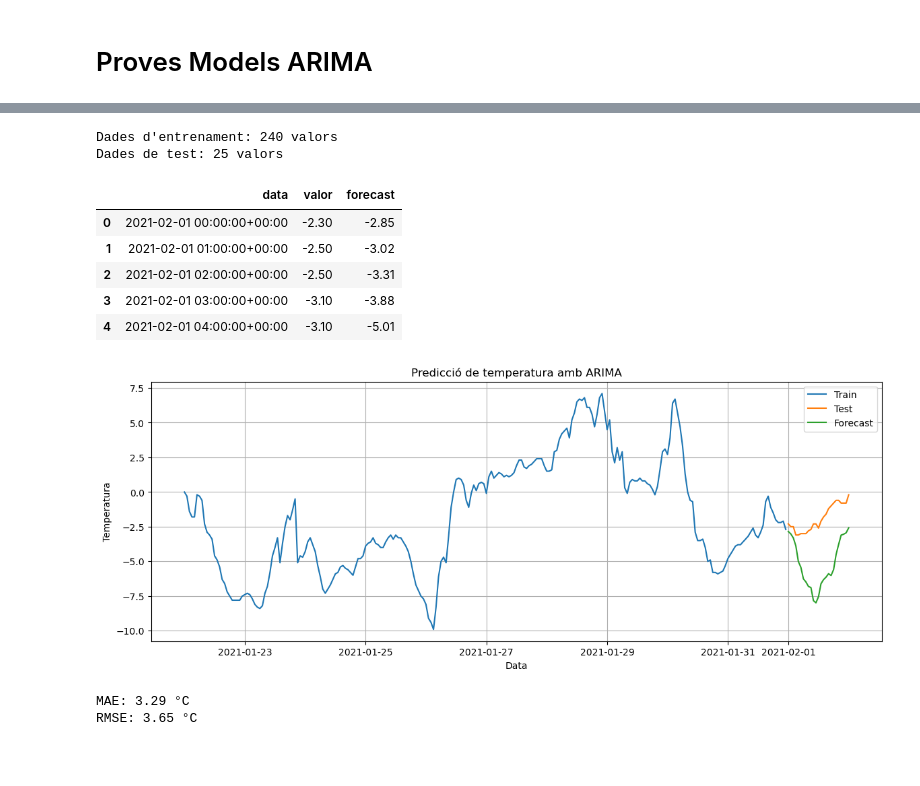
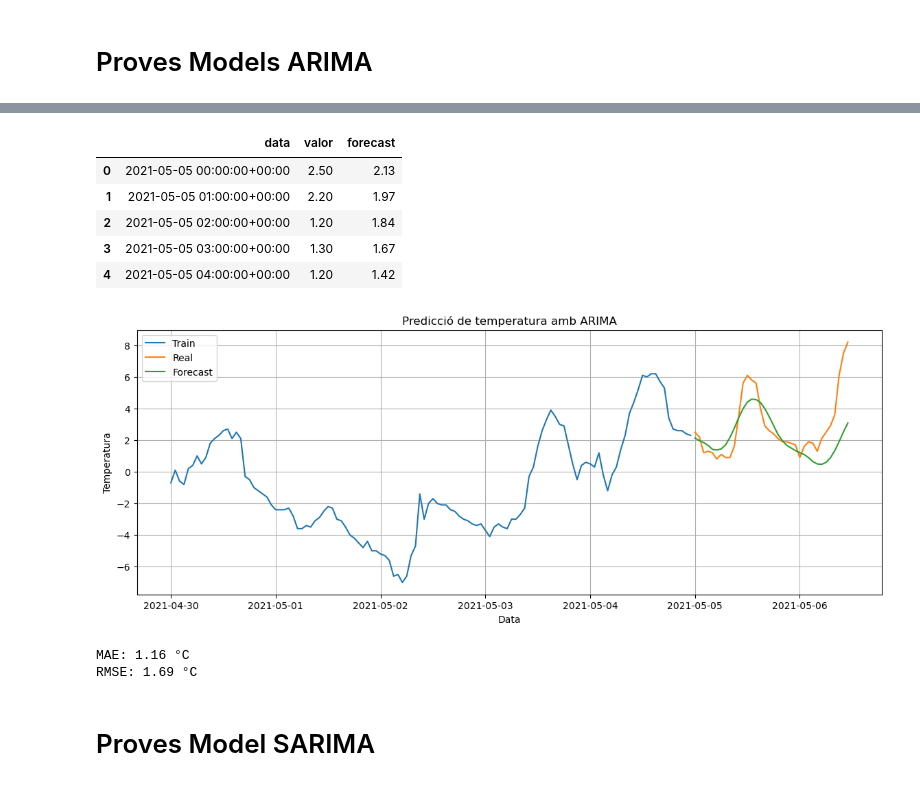
Before and after one commit to Paurro/TFM_SCM_Temperature_Forecasting_ML, a Jupyter notebook: models_prediccio/forecast_primers_casos/arima_model.ipynb, the cells around one changed output, grey strips where cells are left out. Cells and saved outputs as stored; diff of their text form; code cells hidden in the pictures; blank space fills up the shorter version.

```diff
--- a/models_prediccio/forecast_primers_casos/arima_model.ipynb
+++ b/models_prediccio/forecast_primers_casos/arima_model.ipynb
@@ -359,20 +370,16 @@ def arima_temp_train (df, inici, final, dies_entrenament, p,d,q):
 # %% [markdown]
 # Proves Models ARIMA
 # %%
-# Definim el període de predicció
+# Definim la data limite de predicció
+data_inici_pred = "2021-05-05 00:00:00+00:00"
+dies_entrenament = 180
 
-inici = "2021-05-04 00:00:00+00:00"
-final = "2021-05-05 00:00:00+00:00"
+# Parametres del model ARIMA
+p =  30     # Ordre autoregressiu (hores passades utilitzades per predir)
+d =  1      # Ordre d'integració
+q =  p     # Ordre de mitjana mòbil (nombre de errors passats utilitzats per predir)
 
-# Definim finestra d'entrenament (quant de temps enrere volem mirar)
+# Entrenament del model ARIMA
 
-dies_entrenament = 60  # entrenarem amb 90 dies previs (3 mesos)
-
-# Parametres model
-
-p =  30     # Ordre autoregressiu (hores passades utilitzades per predir)
-d =  2      # Ordre d'integració
-q =  30     # Ordre de mitjana mòbil (nombre de errors passats utilitzats per predir)
-
-arima_temp_tot (df, inici, final, dies_entrenament, p,d,q)
+model_fit = arima_temp_train(df, data_inici_pred, dies_entrenament, p, d, q)
 # %% [output]
@@ -419,29 +388,0 @@ RMSE: 1.89 °C
-# %%
-# Definim el període de predicció
-
-inici = "2021-02-01 00:00:00+00:00"
-final = "2021-02-02 00:00:00+00:00"
-
-# Definim finestra d'entrenament (quant de temps enrere volem mirar)
-
-dies_entrenament = 10  # entrenarem amb 90 dies previs (3 mesos)
-
-# Parametres model
-
-p =  60     # Ordre autoregressiu
-d =  3      # Ordre d'integració
-q =  40     # Ordre de mitjana mòbil
-
-arima_temp (df, inici, final, dies_entrenament, p,d,q)
-# %% [output]
-Dades d'entrenament: 240 valors
-Dades de test: 25 valors
-|  | data | valor | forecast |
-| 0 | 2021-02-01 00:00:00+00:00 | -2.30 | -2.85 |
-| 1 | 2021-02-01 01:00:00+00:00 | -2.50 | -3.02 |
-| 2 | 2021-02-01 02:00:00+00:00 | -2.50 | -3.31 |
-| 3 | 2021-02-01 03:00:00+00:00 | -3.10 | -3.88 |
-| 4 | 2021-02-01 04:00:00+00:00 | -3.10 | -5.01 |
-[figure, removed]
-MAE: 3.29 °C
-RMSE: 3.65 °C
@@ -463,0 +389,22 @@ for p in rang_p:
+# %%
+# Forecast i plot del model
+
+data_inici_pred = "2021-05-05 00:00:00+00:00"
+
+n_dies_pred = 1.5 # Nombre de dies a predir
+n_hores = round(n_dies_pred * 24) # Nombre d'hores a predir
+plot_dies_ant = 5 # Nombre de dies a mostrar en el gràfic
+
+arima_temp_forecast(df, model_fit, data_inici_pred, n_hores, plot_dies_ant = plot_dies_ant)
+# %% [output]
+|  | data | valor | forecast |
+| 0 | 2021-05-05 00:00:00+00:00 | 2.50 | 2.13 |
+| 1 | 2021-05-05 01:00:00+00:00 | 2.20 | 1.97 |
+| 2 | 2021-05-05 02:00:00+00:00 | 1.20 | 1.84 |
+| 3 | 2021-05-05 03:00:00+00:00 | 1.30 | 1.67 |
+| 4 | 2021-05-05 04:00:00+00:00 | 1.20 | 1.42 |
+[figure, added]
+MAE: 1.16 °C
+RMSE: 1.69 °C
+# %% [markdown]
+# Proves Model SARIMA
```
Also changed, not shown: parts of 14 cells of this notebook.
